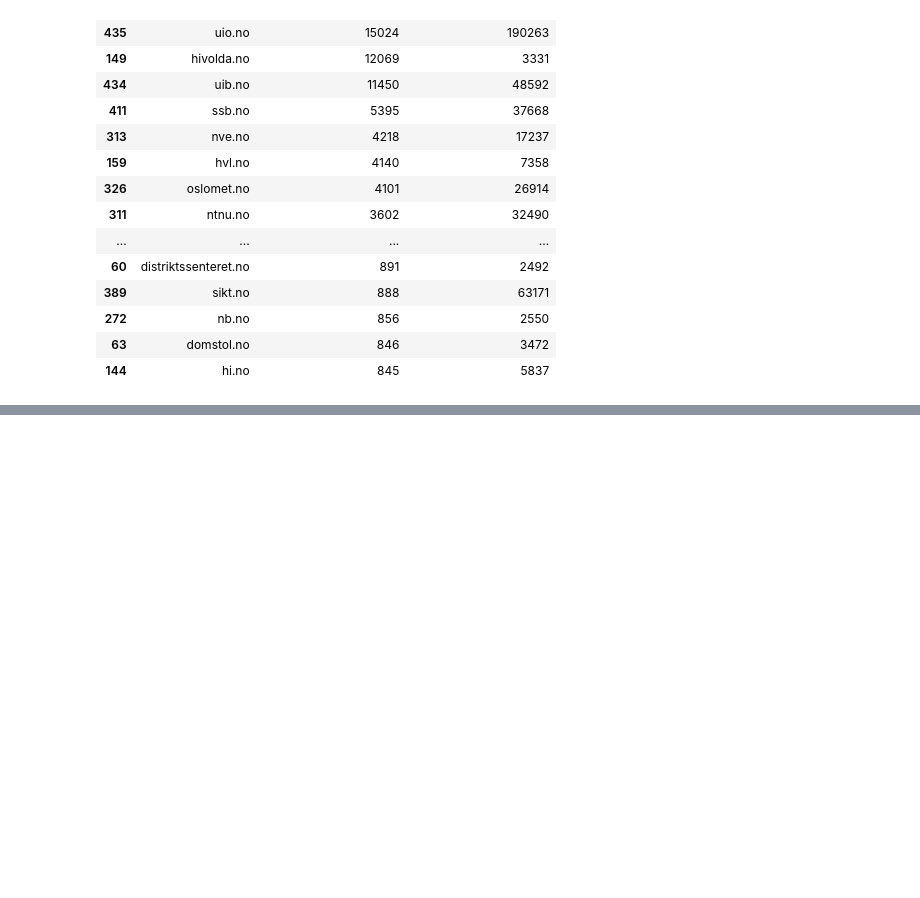
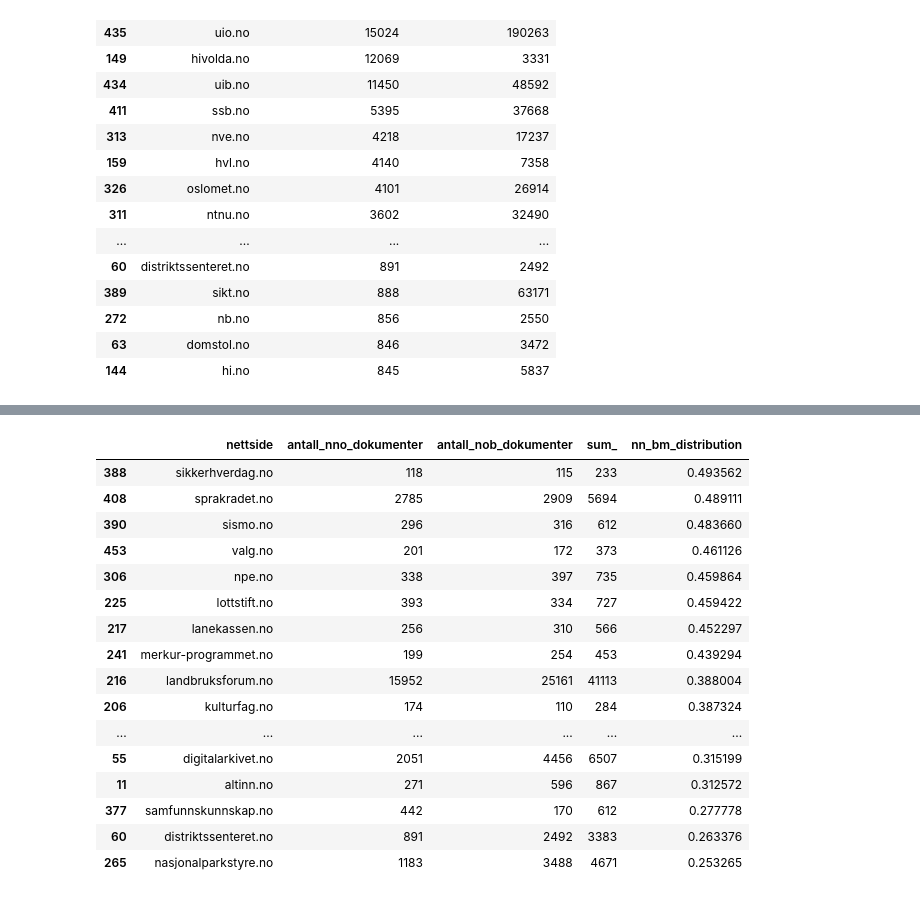
Before and after one commit to Sprakbanken/alignment_eksperimenter, a Jupyter notebook: eksperimenter_2021_data/1_data_utforsk.ipynb, the cells around one changed output, grey strips where cells are left out. Saved outputs shown, nothing was run; the diff lists cells and outputs as text; code cells hidden in the pictures; blank space fills up the shorter version.

```diff
--- a/eksperimenter_2021_data/1_data_utforsk.ipynb
+++ b/eksperimenter_2021_data/1_data_utforsk.ipynb
@@ -138,0 +141,3 @@ dok_data_df.sort_values("antall_nno_dokumenter", ascending=False)[:30]
+# %%
+dok_data_df["sum_"]= dok_data_df.antall_nno_dokumenter + dok_data_df.antall_nob_dokumenter
+dok_data_df.sort_values("sum_", ascending=False)[:20]
@@ -138,0 +162,28 @@ dok_data_df.sort_values("antall_nno_dokumenter", ascending=False)[:30]
+# %%
+def nn_bm_distribution(row):
+    min_val = min(row.antall_nob_dokumenter, row.antall_nno_dokumenter)
+    total = row.antall_nob_dokumenter + row.antall_nno_dokumenter
+    return min_val/total
+
+
+dok_data_df["nn_bm_distribution"] = dok_data_df.apply(nn_bm_distribution, axis=1)
+
+dok_data_df[dok_data_df.sum_ > 200].sort_values("nn_bm_distribution", ascending=False)[:20]
+# %% [output]
+|  | nettside | antall_nno_dokumenter | antall_nob_dokumenter | sum_ | nn_bm_distribution |
+| 388 | sikkerhverdag.no | 118 | 115 | 233 | 0.493562 |
+| 408 | sprakradet.no | 2785 | 2909 | 5694 | 0.489111 |
+| 390 | sismo.no | 296 | 316 | 612 | 0.483660 |
+| 453 | valg.no | 201 | 172 | 373 | 0.461126 |
+| 306 | npe.no | 338 | 397 | 735 | 0.459864 |
+| 225 | lottstift.no | 393 | 334 | 727 | 0.459422 |
+| 217 | lanekassen.no | 256 | 310 | 566 | 0.452297 |
+| 241 | merkur-programmet.no | 199 | 254 | 453 | 0.439294 |
+| 216 | landbruksforum.no | 15952 | 25161 | 41113 | 0.388004 |
+| 206 | kulturfag.no | 174 | 110 | 284 | 0.387324 |
+| ... | ... | ... | ... | ... | ... |
+| 55 | digitalarkivet.no | 2051 | 4456 | 6507 | 0.315199 |
+| 11 | altinn.no | 271 | 596 | 867 | 0.312572 |
+| 377 | samfunnskunnskap.no | 442 | 170 | 612 | 0.277778 |
+| 60 | distriktssenteret.no | 891 | 2492 | 3383 | 0.263376 |
+| 265 | nasjonalparkstyre.no | 1183 | 3488 | 4671 | 0.253265 |
```
Also changed, not shown: parts of 4 cells of this notebook, 5 other files.
